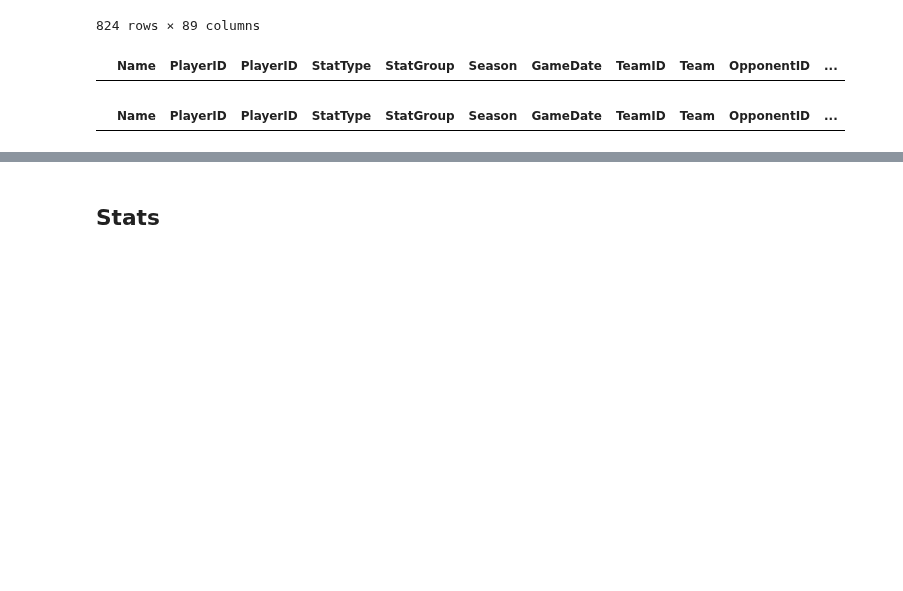
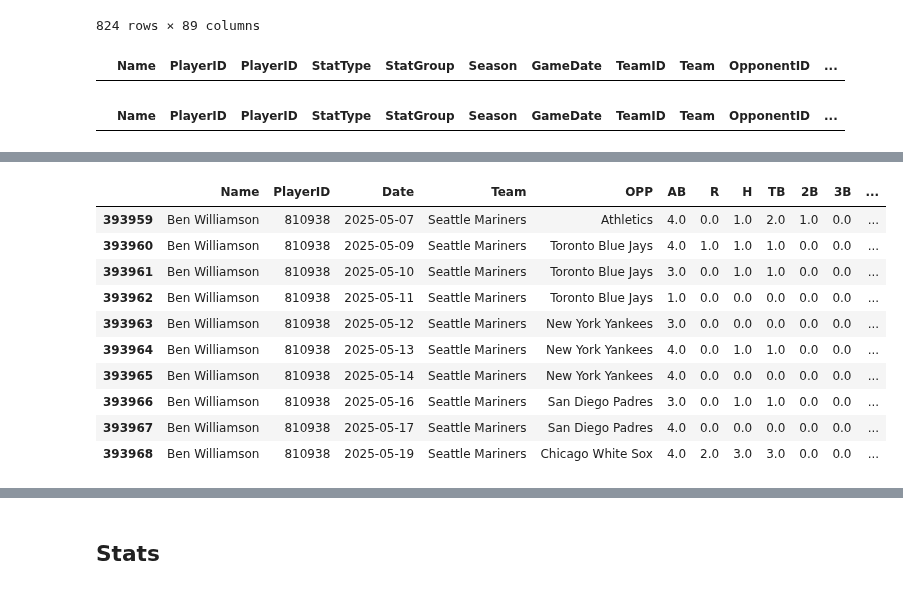
Before and after one commit to laniel123/MLB_Injury_Report, a Jupyter notebook: mlb/notebooks/Mlb_player_db.ipynb, the cells around one changed output, grey strips where cells are left out. Cells and saved outputs as stored; diff of their text form; code cells hidden in the pictures; blank space fills up the shorter version.

```diff
--- a/mlb/notebooks/Mlb_player_db.ipynb
+++ b/mlb/notebooks/Mlb_player_db.ipynb
@@ -543,0 +633,14 @@ SyntaxError: invalid syntax (4108918011.py, line 6)
+# %%
+game_logs_df.tail(10)
+# %% [output]
+|  | Name | PlayerID | Date | Team | OPP | AB | R | H | TB | 2B | 3B | ... |
+| 393959 | Ben Williamson | 810938 | 2025-05-07 | Seattle Mariners | Athletics | 4.0 | 0.0 | 1.0 | 2.0 | 1.0 | 0.0 | ... |
+| 393960 | Ben Williamson | 810938 | 2025-05-09 | Seattle Mariners | Toronto Blue Jays | 4.0 | 1.0 | 1.0 | 1.0 | 0.0 | 0.0 | ... |
+| 393961 | Ben Williamson | 810938 | 2025-05-10 | Seattle Mariners | Toronto Blue Jays | 3.0 | 0.0 | 1.0 | 1.0 | 0.0 | 0.0 | ... |
+| 393962 | Ben Williamson | 810938 | 2025-05-11 | Seattle Mariners | Toronto Blue Jays | 1.0 | 0.0 | 0.0 | 0.0 | 0.0 | 0.0 | ... |
+| 393963 | Ben Williamson | 810938 | 2025-05-12 | Seattle Mariners | New York Yankees | 3.0 | 0.0 | 0.0 | 0.0 | 0.0 | 0.0 | ... |
+| 393964 | Ben Williamson | 810938 | 2025-05-13 | Seattle Mariners | New York Yankees | 4.0 | 0.0 | 1.0 | 1.0 | 0.0 | 0.0 | ... |
+| 393965 | Ben Williamson | 810938 | 2025-05-14 | Seattle Mariners | New York Yankees | 4.0 | 0.0 | 0.0 | 0.0 | 0.0 | 0.0 | ... |
+| 393966 | Ben Williamson | 810938 | 2025-05-16 | Seattle Mariners | San Diego Padres | 3.0 | 0.0 | 1.0 | 1.0 | 0.0 | 0.0 | ... |
+| 393967 | Ben Williamson | 810938 | 2025-05-17 | Seattle Mariners | San Diego Padres | 4.0 | 0.0 | 0.0 | 0.0 | 0.0 | 0.0 | ... |
+| 393968 | Ben Williamson | 810938 | 2025-05-19 | Seattle Mariners | Chicago White Sox | 4.0 | 2.0 | 3.0 | 3.0 | 0.0 | 0.0 | ... |
```
Also changed, not shown: parts of 23 cells of this notebook, 6 other files.
